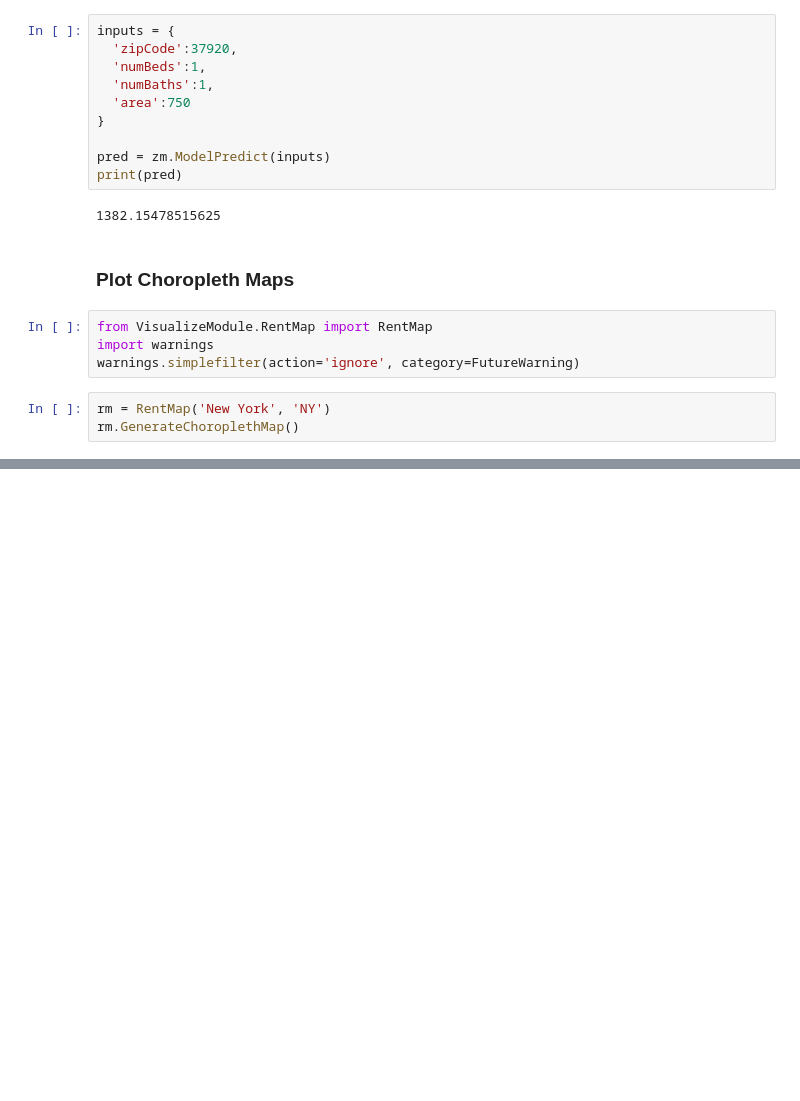
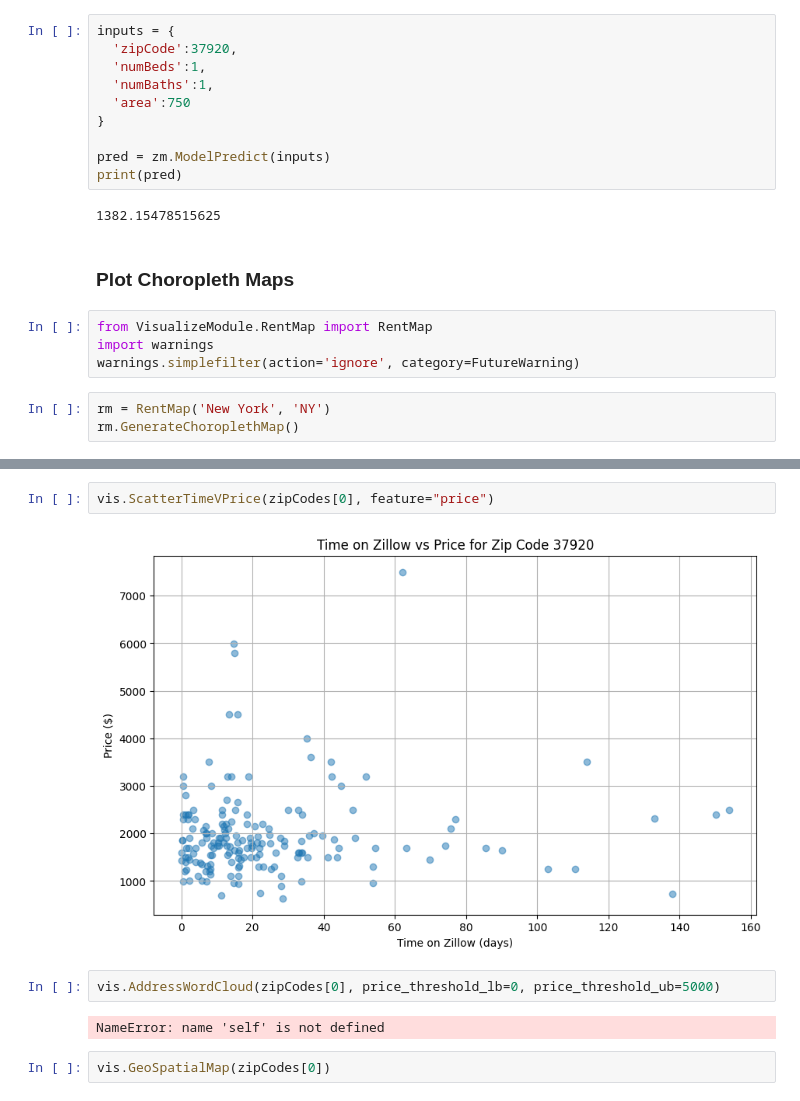
Before and after one commit to fdac23/CarPricingAnalysis, a Jupyter notebook: RentPricingAnalysis.ipynb, the cells around one changed output, grey strips where cells are left out. Cells and saved outputs as stored; diff of their text form; blank space fills up the shorter version.

```diff
--- a/RentPricingAnalysis.ipynb
+++ b/RentPricingAnalysis.ipynb
@@ -58,0 +74,10 @@ rm.GenerateChoroplethMap()
+# %%
+vis.ScatterTimeVPrice(zipCodes[0], feature="price")
+# %% [output]
+[figure, added]
+# %%
+vis.AddressWordCloud(zipCodes[0], price_threshold_lb=0, price_threshold_ub=5000)
+# %% [output]
+NameError: name 'self' is not defined
+# %%
+vis.GeoSpatialMap(zipCodes[0])
```
Also changed, not shown: parts of 6 cells of this notebook.
